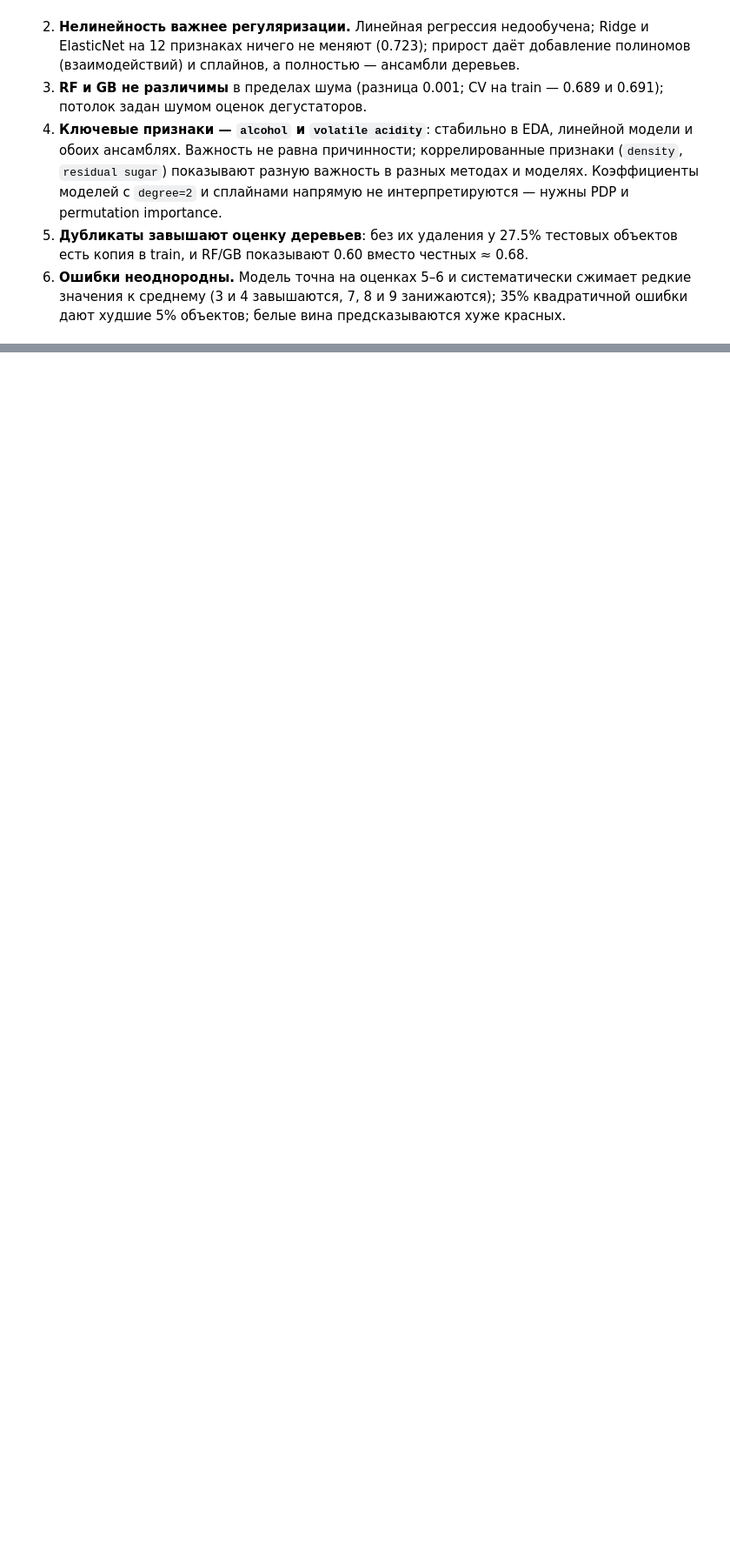
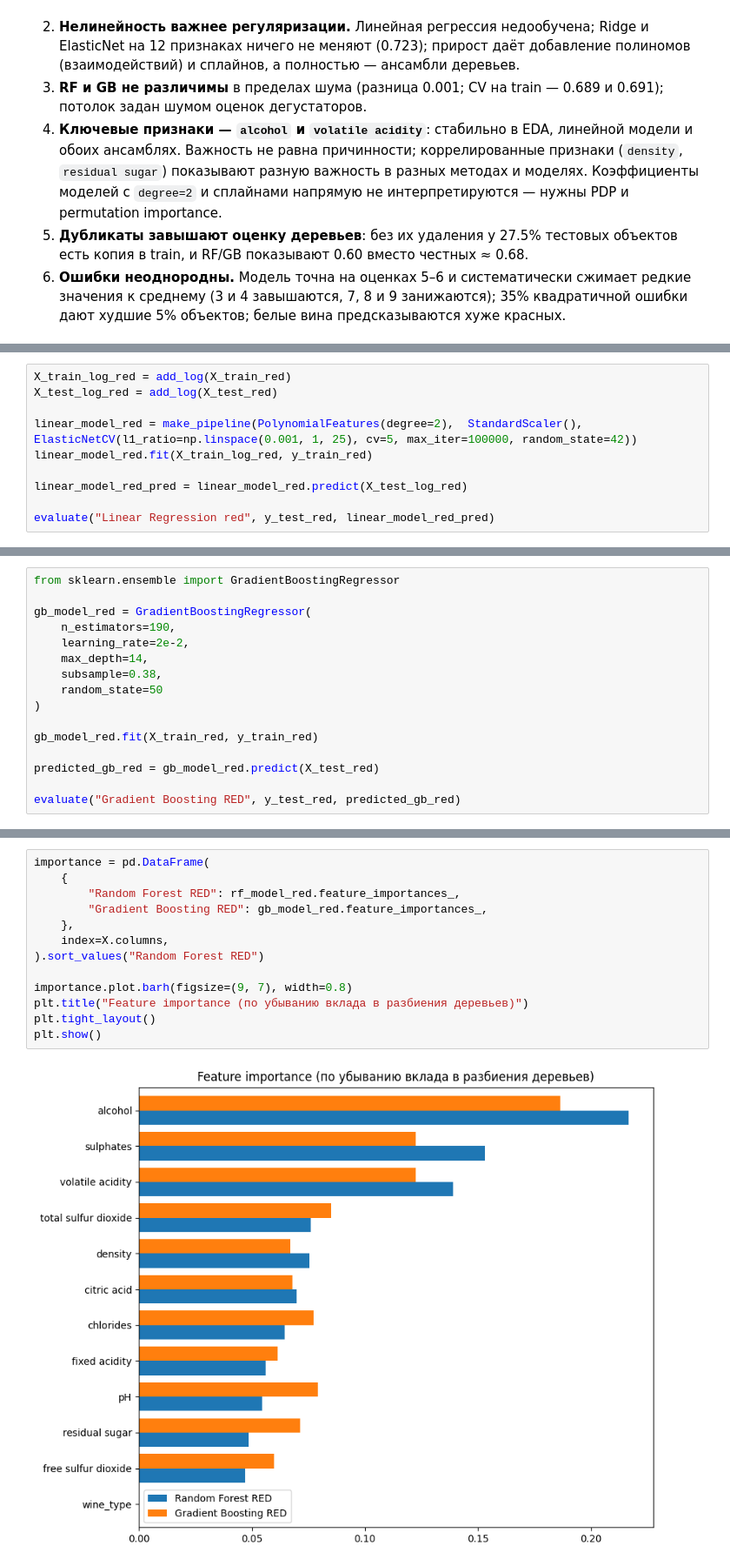
Before and after one commit to dalginichev1/ml_course_mai, a Jupyter notebook: regression/lab1.ipynb, the cells around one changed output, grey strips where cells are left out. Shown at 87% size. Drawn from its saved outputs; the diff is of its cells as text; blank space fills up the shorter version.

```diff
--- a/regression/lab1.ipynb
+++ b/regression/lab1.ipynb
@@ -835,0 +899,10 @@ MAE по типу вина: {0: 0.451, 1: 0.551} (0 — красное, 1 — б
+# %%
+X_train_log_red = add_log(X_train_red)
+X_test_log_red = add_log(X_test_red)
+
+linear_model_red = make_pipeline(PolynomialFeatures(degree=2),  StandardScaler(), ElasticNetCV(l1_ratio=np.linspace(0.001, 1, 25), cv=5, max_iter=100000, random_state=42))
+linear_model_red.fit(X_train_log_red, y_train_red)
+
+linear_model_red_pred = linear_model_red.predict(X_test_log_red)
+
+evaluate("Linear Regression red", y_test_red, linear_model_red_pred)
@@ -835,0 +930,16 @@ MAE по типу вина: {0: 0.451, 1: 0.551} (0 — красное, 1 — б
+# %%
+from sklearn.ensemble import GradientBoostingRegressor
+
+gb_model_red = GradientBoostingRegressor(
+    n_estimators=190,
+    learning_rate=2e-2,
+    max_depth=14,
+    subsample=0.38,
+    random_state=50
+)
+
+gb_model_red.fit(X_train_red, y_train_red)
+
+predicted_gb_red = gb_model_red.predict(X_test_red)
+
+evaluate("Gradient Boosting RED", y_test_red, predicted_gb_red)
@@ -835,0 +1016,15 @@ MAE по типу вина: {0: 0.451, 1: 0.551} (0 — красное, 1 — б
+# %%
+importance = pd.DataFrame(
+    {
+        "Random Forest RED": rf_model_red.feature_importances_,
+        "Gradient Boosting RED": gb_model_red.feature_importances_,
+    },
+    index=X.columns,
+).sort_values("Random Forest RED")
+
+importance.plot.barh(figsize=(9, 7), width=0.8)
+plt.title("Feature importance (по убыванию вклада в разбиения деревьев)")
+plt.tight_layout()
+plt.show()
+# %% [output]
+[figure, added]
```
Also changed, not shown: parts of 11 cells of this notebook.
